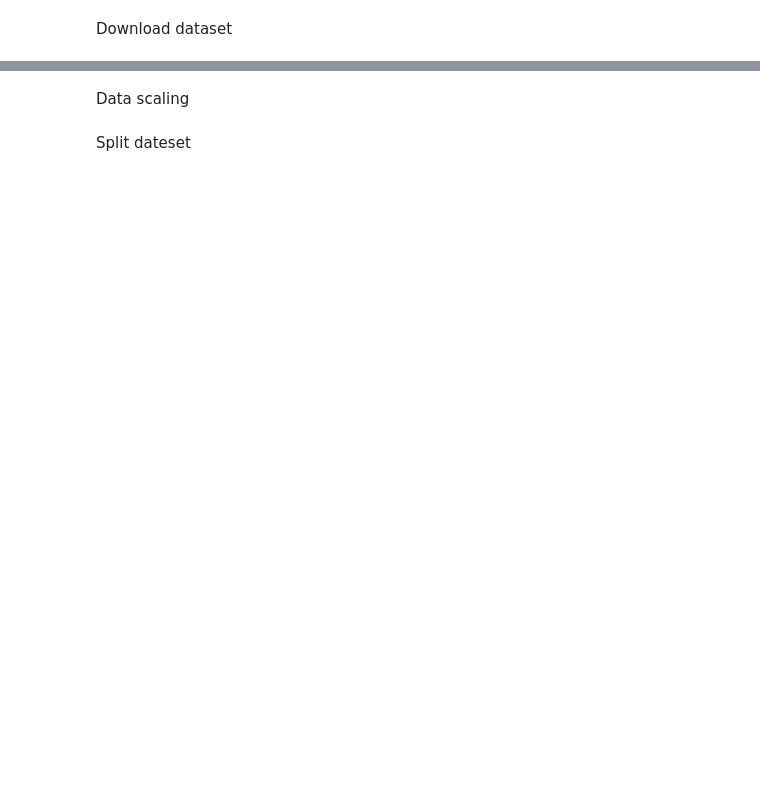
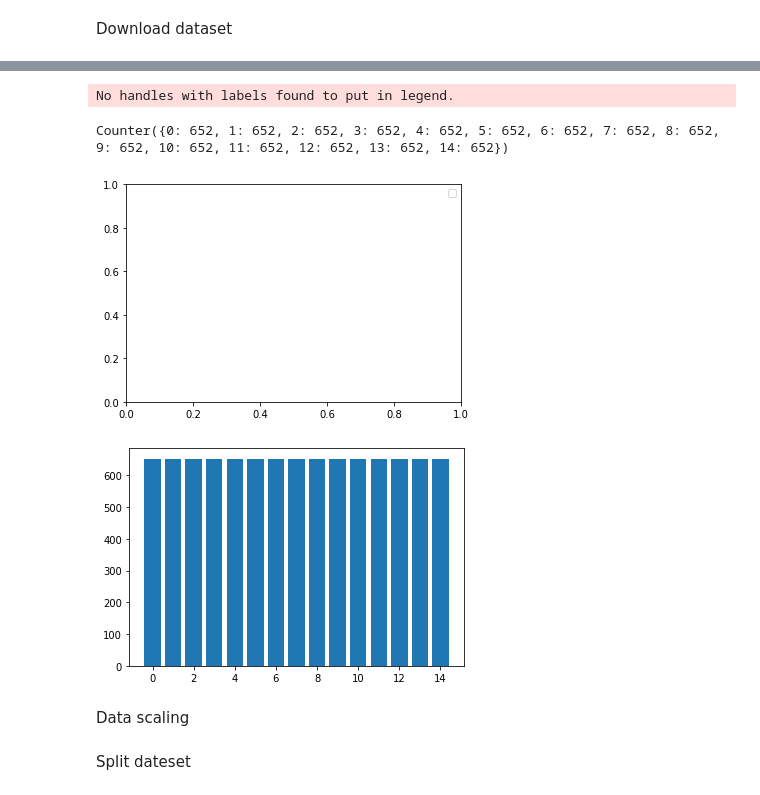
Before and after one commit to aminecloud9/PFE, a Jupyter notebook: CICIDS2017_LSTM_Model.ipynb, the cells around one changed output, grey strips where cells are left out. Drawn from its saved outputs; the diff is of its cells as text; code cells hidden in the pictures; blank space fills up the shorter version.

```diff
--- a/CICIDS2017_LSTM_Model.ipynb
+++ b/CICIDS2017_LSTM_Model.ipynb
@@ -36,3 +72,33 @@ X = data.iloc[: , :-1]
+# %%
+# Oversample and plot imbalanced dataset with SMOTE
+
+# define pipeline
+strategy = {0:652, 1:652, 2:652, 3:652, 5:652, 6:652, 8:652, 9:652, 10:652, 11:652, 12:652, 13:652 }
+oversample = SMOTE(sampling_strategy={4:652, 7:652, 14:652})
+under = RandomUnderSampler(sampling_strategy=strategy)
+steps = [('u', under),('o',oversample)]
+pipeline = Pipeline(steps=steps)
+# transform the dataset
+#oversample = SMOTE()
+X= np.nan_to_num(X)
+X, Y = pipeline.fit_resample(X, Y[0])
+# summarize the new class distribution
+counter = Counter(Y)
+print(counter)
+# scatter plot of examples by class label
+for label, _ in counter.items():
+	row_ix = where(Y == label)[0]
+	#pyplot.scatter([row_ix, 0], X[row_ix, 1], label=str(label))
+pyplot.legend()
+pyplot.show()
+
+pyplot.bar(counter.keys(), counter.values())
+pyplot.show()
+# %% [output]
+No handles with labels found to put in legend.
+Counter({0: 652, 1: 652, 2: 652, 3: 652, 4: 652, 5: 652, 6: 652, 7: 652, 8: 652, 9: 652, 10: 652, 11: 652, 12: 652, 13: 652, 14: 652})
+[figure, added]
+[figure, added]
 # %% [markdown]
 Data scaling
 # %%
```
Also changed, not shown: parts of 11 cells of this notebook.
